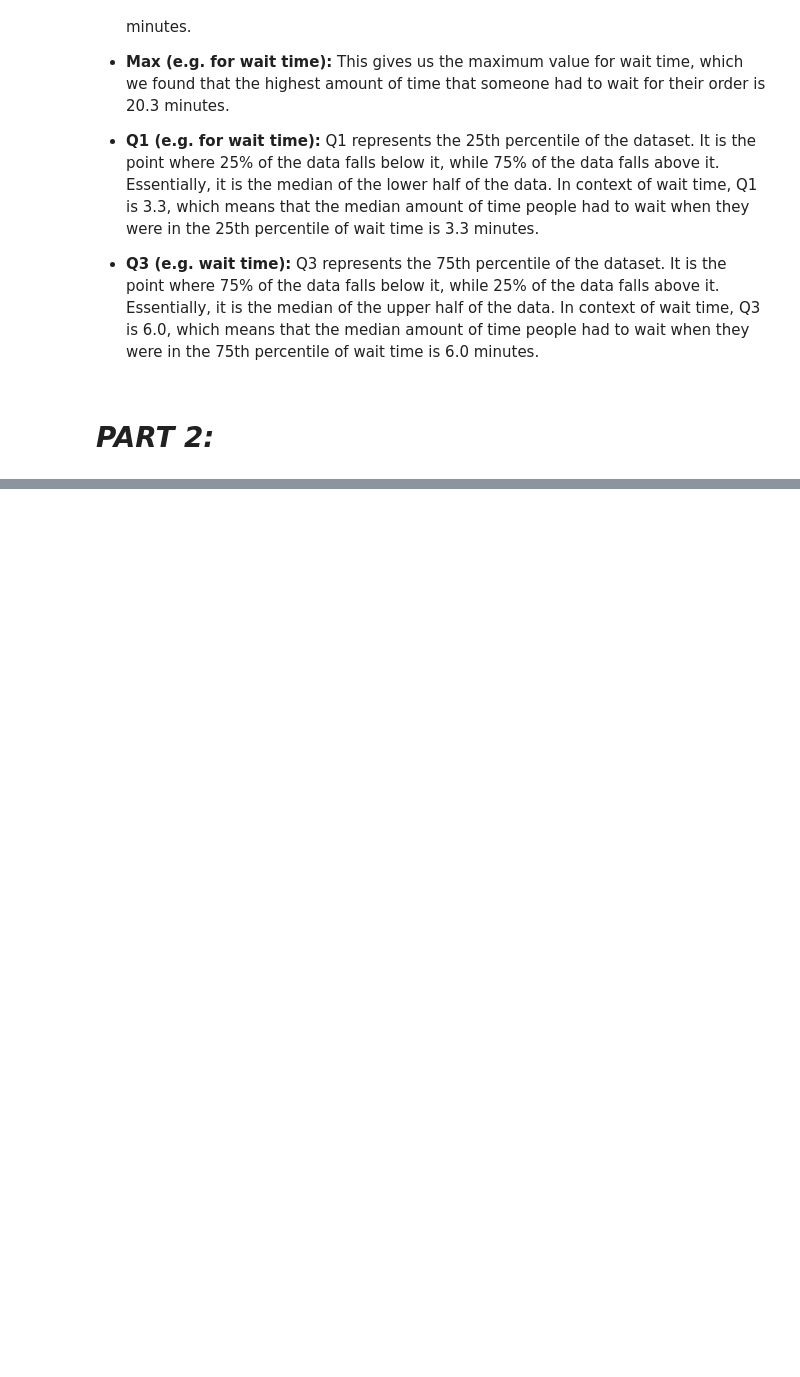
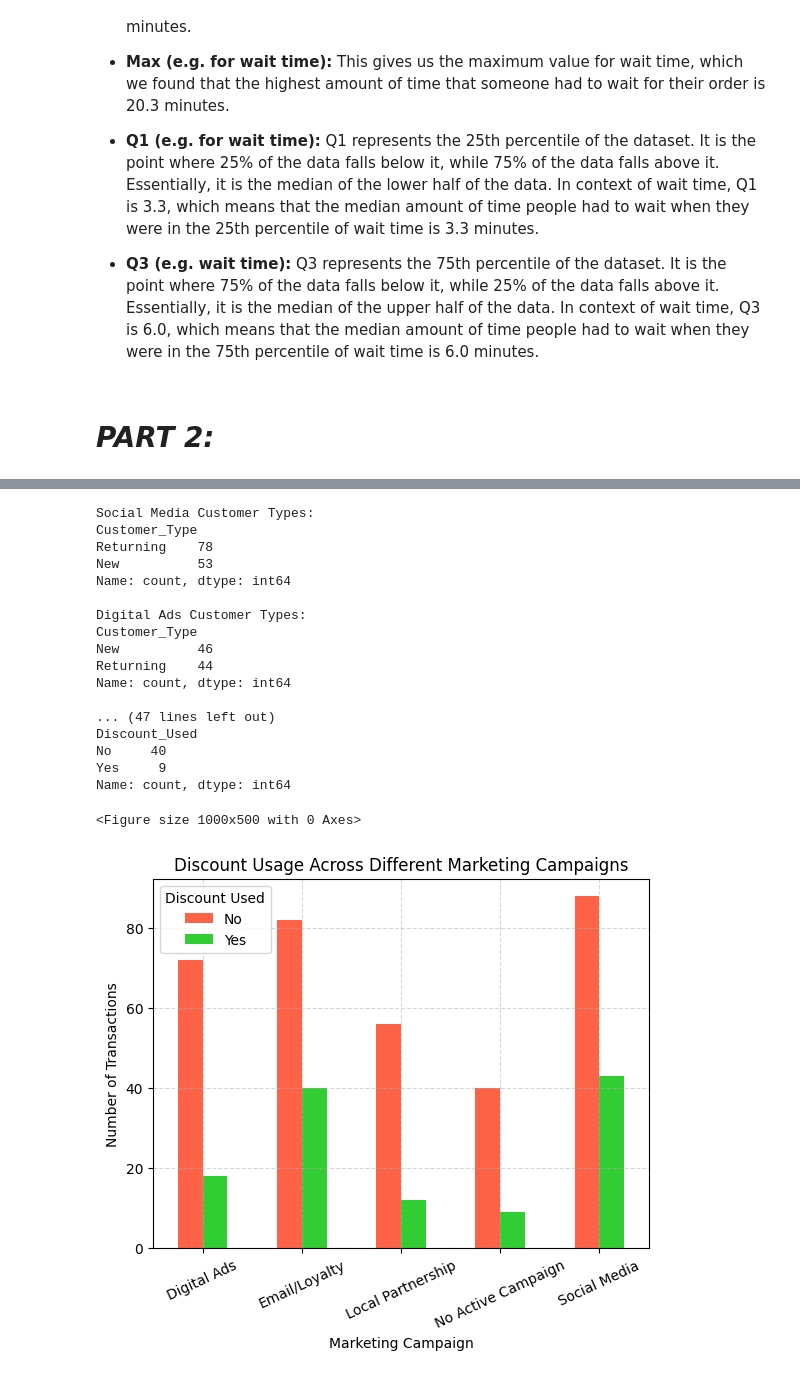
Before and after one commit to AD8787/AP-Stats-DS, a Jupyter notebook: BlendLab.ipynb, the cells around one changed output, grey strips where cells are left out. Saved outputs shown, nothing was run; the diff lists cells and outputs as text; code cells hidden in the pictures; blank space fills up the shorter version.

```diff
--- a/BlendLab.ipynb
+++ b/BlendLab.ipynb
@@ -346,0 +526,79 @@ Number of potential wait time outliers: 21
+# %%
+#1st Comparison: customer types by Marketing Campaign
+
+#Social Media
+social_media = df[df["Marketing_Campaign"] == "Social Media"]
+print("Social Media Customer Types: ")
+print(social_media["Customer_Type"].value_counts(), "\n")
+
+#Digital Ads
+digital_ads = df[df["Marketing_Campaign"] == "Digital Ads"]
+print("Digital Ads Customer Types: ")
+print(digital_ads["Customer_Type"].value_counts(), "\n")
+
+#Email/Loyalty
+email_loyalty = df[df["Marketing_Campaign"] == "Email/Loyalty"]
+print("Email/Loyalty Customer Types: ")
+print(email_loyalty["Customer_Type"].value_counts(), "\n")
+
+#Local Partnership
+local_partner = df[df["Marketing_Campaign"] == "Local Partnership"]
+print("Local Partnership Customer Types: ")
+print(local_partner["Customer_Type"].value_counts(), "\n")
+
+#No Active Campaign
+no_campaign = df[df["Marketing_Campaign"] == "No Active Campaign"]
+print("No Active Campaign Customer Types: ")
+print(no_campaign["Customer_Type"].value_counts(), "\n")
+
+
+#2nd comparison: Discount Usage by Marketing Campaign
+
+print("--------------- DIVIDER --------------- \n")
+
+# Let's see how many people used a discount for each campaign using a simple loop
+campaigns = ["Social Media", "Digital Ads", "Email/Loyalty", "Local Partnership", "No Active Campaign"]
+
+print("Discount Usage Breakdown by Campaign: \n")
+for camp in campaigns:
+  # Filter the dataframe for each campaign
+  subset = df[df["Marketing_Campaign"] == camp]
+  # Count Yes/No for discounts
+  discounts = subset["Discount_Used"].value_counts()
+  print(f"Campaign: {camp}")
+  print(discounts, "\n")
+
+# VISUALIZATION: Simple Bar Chart for Discounts
+# This creates a crosstab table: https://pandas.pydata.org/docs/reference/api/pandas.crosstab.html$0
+
+discount_table = pd.crosstab(df["Marketing_Campaign"], df["Discount_Used"])
+
+plt.figure(figsize=(10, 5))
+discount_table.plot(kind="bar", color=["tomato", "limegreen"])
+plt.title("Discount Usage Across Different Marketing Campaigns")
+plt.xlabel("Marketing Campaign")
+plt.ylabel("Number of Transactions")
+plt.xticks(rotation = 25)
+plt.legend(title = "Discount Used")
+plt.grid(True, linestyle = "--", alpha = 0.5)
+plt.show()
+# %% [output]
+Social Media Customer Types:
+Customer_Type
+Returning    78
+New          53
+Name: count, dtype: int64
+
+Digital Ads Customer Types:
+Customer_Type
+New          46
+Returning    44
+Name: count, dtype: int64
+
+... (47 lines left out)
+Discount_Used
+No     40
+Yes     9
+Name: count, dtype: int64
+<Figure size 1000x500 with 0 Axes>
+[figure, added]
```
Also changed, not shown: parts of 10 cells of this notebook.
